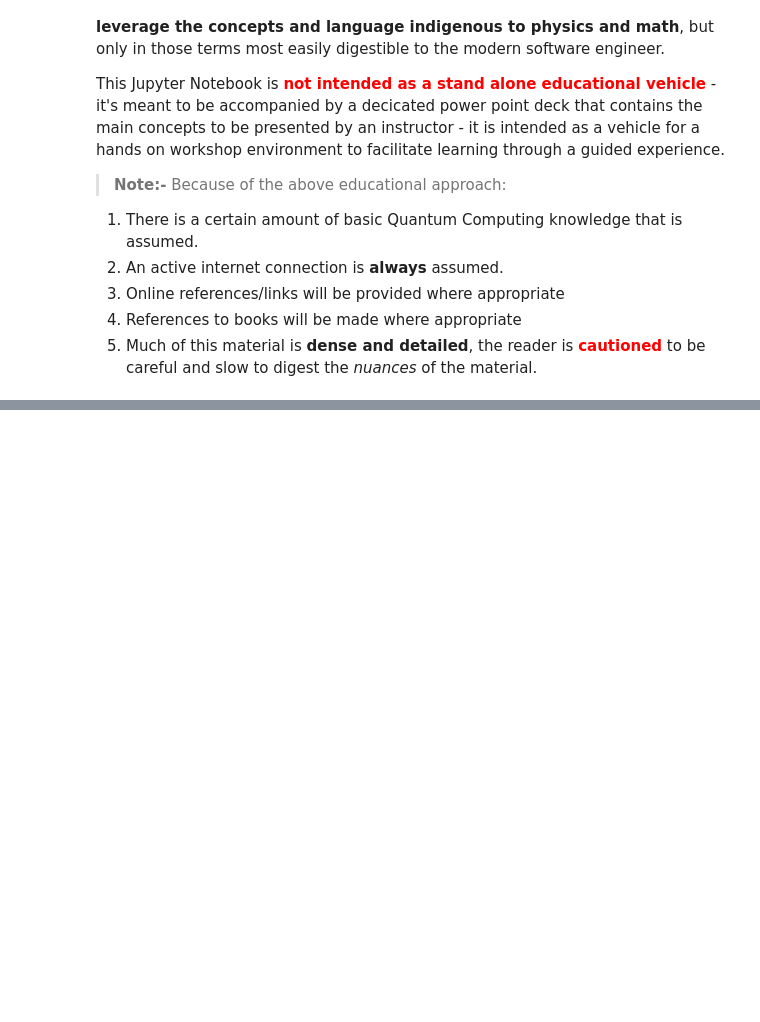
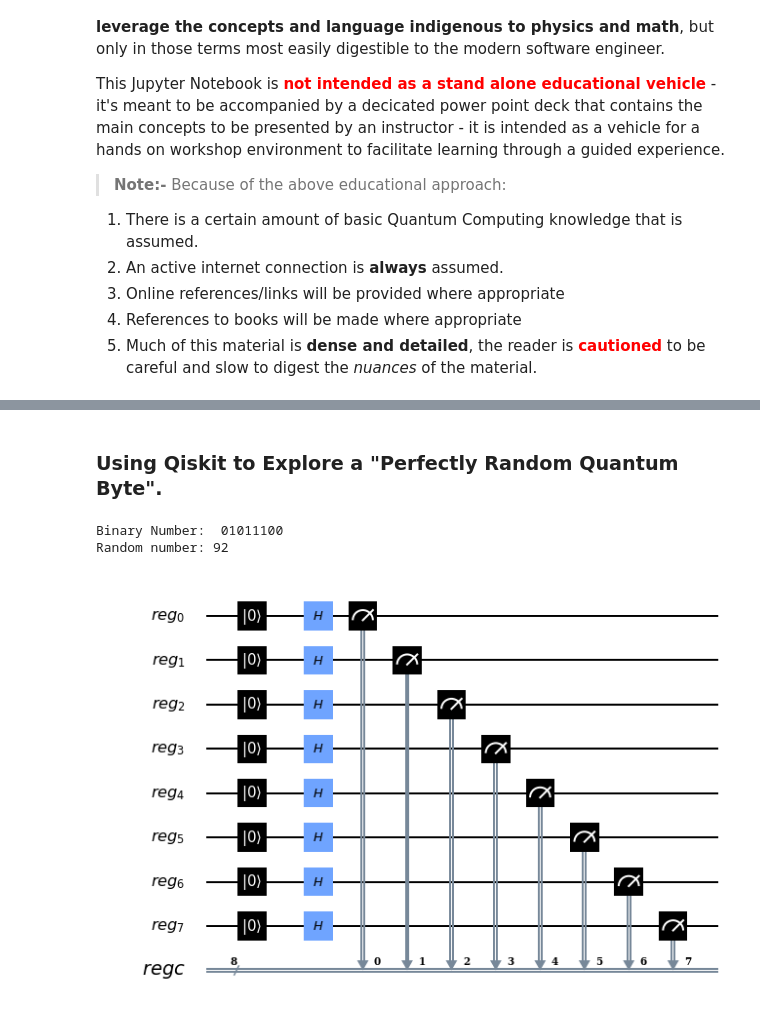
Before and after one commit to profversaggi/QuantumEducation, a Jupyter notebook: QC_WorkShop/QC Concepts .ipynb, the cells around one changed output, grey strips where cells are left out. Cells and saved outputs as stored; diff of their text form; code cells hidden in the pictures; blank space fills up the shorter version.

```diff
--- a/QC_WorkShop/QC Concepts .ipynb
+++ b/QC_WorkShop/QC Concepts .ipynb
@@ -37,0 +213,68 @@ A fundamental idea in quantum computing is to control the probability a system o
+# %% [markdown]
+### Using Qiskit to Explore a "Perfectly Random Quantum Byte".
+# %%
+from qiskit import QuantumCircuit, QuantumRegister, ClassicalRegister, execute, Aer, IBMQ, BasicAer
+import math
+import matplotlib.pyplot as P
+import matplotlib.pyplot as plt
+from Our_Qiskit_Functions import *
+import cmath
+
+
+## Uncomment the next line to see diagrams when running in a notebook
+%matplotlib inline
+
+
+# Helper Funtion for Normalizing State Vectors
+#
+def normalize_state_Vector(state_vector):
+    for result in state_vector:
+        print("Normalized Result: " , round( np.abs(result)**2, 1) )
+
+
+# Helper Funtion for print Polar Phase(s)
+#
+def plot_polar(state_vector):
+    pi_radians = 180;
+    for x in state_vector:
+        plt.polar([0,cmath.phase(x)],[0,abs(x)],marker='o')
+        print("The original complex number Re{%d}, Im{%d}, and Length : %f" % (x.real, x.imag, abs(x)))
+        print("Phase: ",cmath.phase(x))
+        if cmath.phase(x) != 0:
+            print("Angle: ", pi_radians/(np.pi/cmath.phase(x)))
+
+
+
+## Example 2-2: Random byte
+# Set up the program
+reg = QuantumRegister(8, name='reg')
+reg_c = ClassicalRegister(8, name='regc')
+qc = QuantumCircuit(reg, reg_c)
+
+qc.reset(reg)          # write the value 0
+qc.h(reg)              # put it into a superposition of 0 and 1
+qc.measure(reg, reg_c) # read the result as a digital bit
+
+backend = BasicAer.get_backend('statevector_simulator')
+job = execute(qc, backend)
+result = job.result()
+outputstate = result.get_statevector(qc, decimals=3)
+
+
+# Convert the result into a random number
+counts = result.get_counts(qc)
+# print('Binary Number and count:',counts)
+
+for k in counts:
+    binary_number = ''.join(reversed(k))
+    print("Binary Number: ", binary_number)
+
+for key,val in counts.items():
+    n = sum([(int(x) << i) for i,x in enumerate(key)])
+    print('Random number:', n)
+
+qc.draw(output='mpl')        # draw the circuit
+# %% [output]
+Binary Number:  01011100
+Random number: 92
+[figure, added]
```
Also changed, not shown: parts of 45 cells of this notebook, 11 other files.
